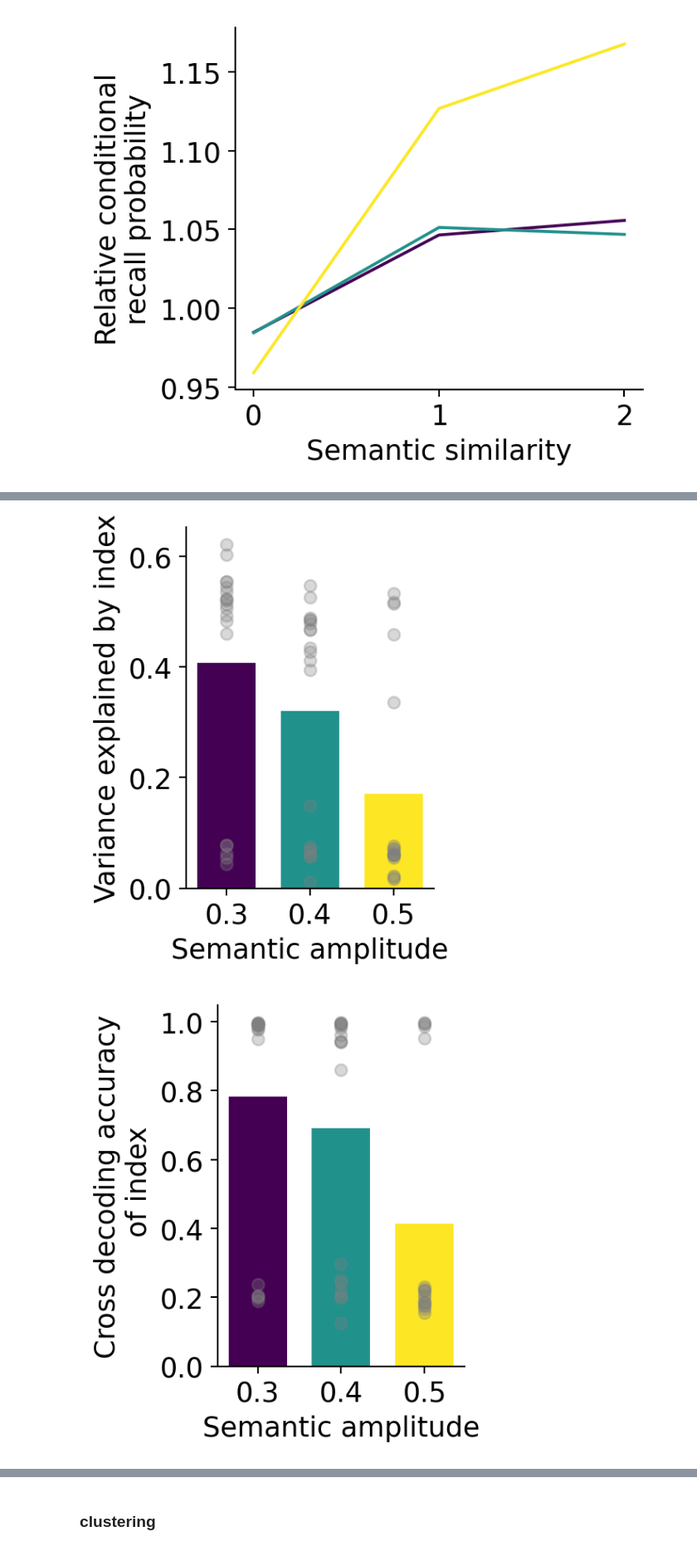
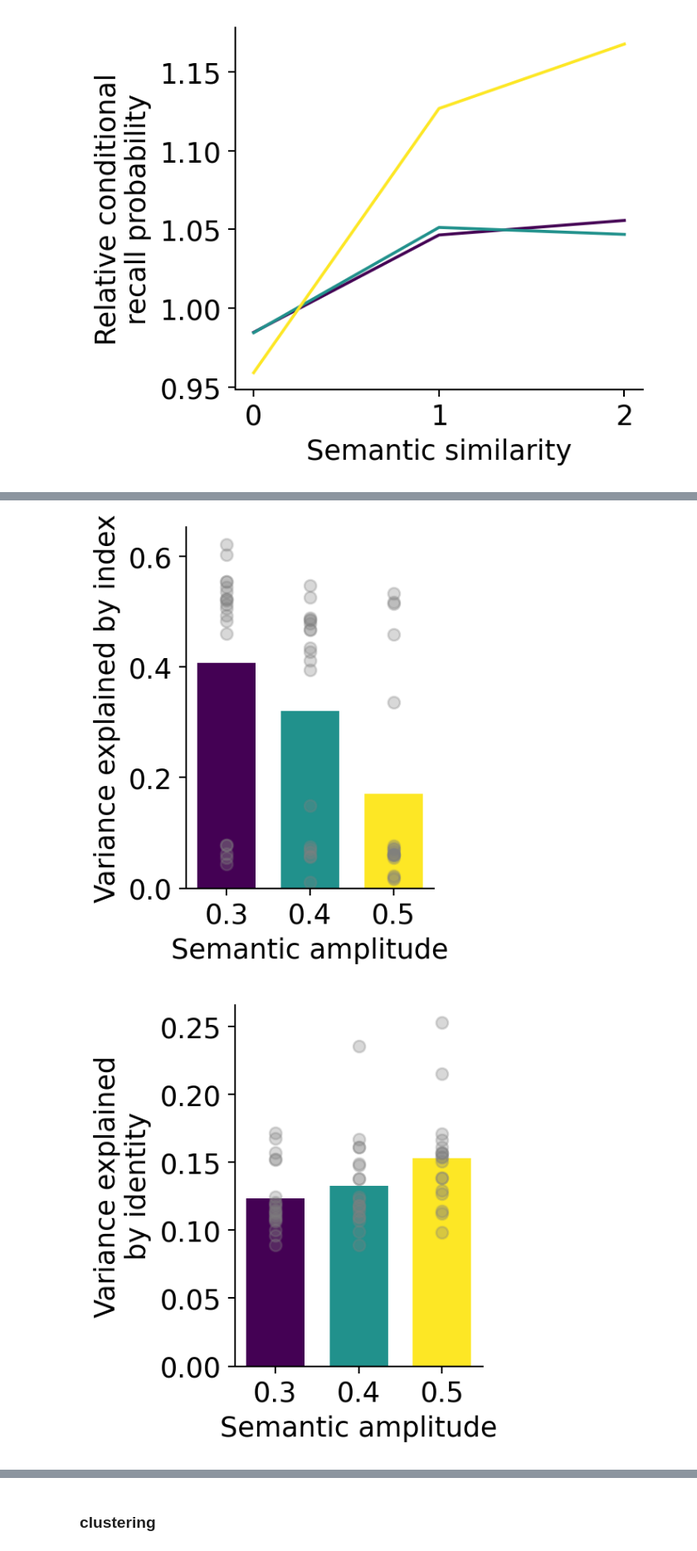
Before and after one commit to Veritaria/rnn-free-recall, a Jupyter notebook: plots_notebooks/analysis_ctx.ipynb, the cells around one changed output, grey strips where cells are left out. Shown at 83% size. Saved outputs shown, nothing was run; the diff lists cells and outputs as text; code cells hidden in the pictures.

```diff
--- a/plots_notebooks/analysis_ctx.ipynb
+++ b/plots_notebooks/analysis_ctx.ipynb
@@ -31,7 +31,7 @@ def load_data(path, training_data_path, model_num, exp, paramters, training_data
 
             data_single_model["accuracy"] = float(row[0])
             data_single_model["forward_asymmetry"] = float(row[1])
-            data_single_model["temporal_factor_old"] = float(row[2])
+            data_single_model["temporal_factor"] = float(row[2])
             data_single_model["temporal_factor"] = float(row[3])
 
             classifier_data = pickle.load(open(path/"ridge_classifier_stat.pkl", "rb"))
@@ -371,7 +374,7 @@ for i in range(20):
 
 data_folder = Path("./experiments/ExtraObs/EnvCxt/figures/ValueMemoryGRU")
 training_curve_folder = Path("./experiments/ExtraObs/EnvCxt/saved_models/ValueMemoryGRU")
-setup_name = "setup_dim41_gamma09_flush09_gaussiannoise0"
+setup_name = "setup_gamma09_flush09_gaussiannoise0"
 parameters = {
     "noise_type": "none",
     "seq_len": seq_len,
@@ -454,7 +459,7 @@ cross_decoding_accuracy_identity_mean_by_noise_type = df_samediff.groupby(["nois
 colors = ["#5CA4A9", "#9BC1BC", "#FF8811", "#F4D06F", "#5AA9E6", "#7FC8F8"]
 
 def plot_mean_scatter_bar(mean, df, df_label, y_label):
-    plt.figure(figsize=(2, 3.3), dpi=180)
+    plt.figure(figsize=(2.2, 3.3), dpi=180)
     plt.bar(np.arange(len(mean)), mean, width=0.7, color=colors)
     plt.scatter(df["mark"], df[df_label], color="gray", alpha=0.3)
     # plt.xticks(np.arange(3), ["baseline", "same", "diff"], fontsize=12, rotation=30)
@@ -848,37 +837,39 @@ forward_asymmetry_std_by_noise_std = df_semantic.groupby("semantic_amp")["forwar
 variance_explained_index_mean_by_noise_std = df_semantic.groupby("semantic_amp")["explained_variance_index"].mean()
 variance_explained_identity_mean_by_noise_std = df_semantic.groupby("semantic_amp")["explained_variance_identity"].mean()
 
 cross_decoding_accuracy_index_mean_by_noise_std = df_semantic.groupby("semantic_amp")["cross_decoding_accuracy_index"].mean()
 cross_decoding_accuracy_identity_mean_by_noise_std = df_semantic.groupby("semantic_amp")["cross_decoding_accuracy_identity"].mean()
 
 
 # viridis = plt.get_cmap('viridis', lut=len(noise_stds))
 # colors = [viridis(i) for i in range(len(noise_stds))]
 df_semantic["mark"] = df_semantic["semantic_amp"].map(lambda x: semantic_amp.index(x)+1)
 
-def plot_mean_scatter_bar(mean, df, df_label, noise_stds, y_label, x_ticks=None):
+def plot_mean_scatter_bar(mean, df, df_label, y_label, x_ticks=None):
     plt.figure(figsize=(2.25, 3.3), dpi=180)
     plt.bar(np.arange(1, len(mean)+1), mean, width=0.7, color=colors)
     plt.scatter(df["mark"], df[df_label], color="gray", alpha=0.3)
     plt.xlabel("Semantic amplitude")
     plt.xticks(np.arange(1, len(mean)+1), semantic_amp)
     # if x_ticks is not None:
     #     plt.xticks(np.arange(0, len(mean)), x_ticks, rotation=45, fontsize=12)
     plt.ylabel(y_label)
     ax = plt.gca()
     ax.spines['top'].set_visible(False)
     ax.spines['right'].set_visible(False)
     plt.show()
 
 xticks = ["Amplitude 0.2, Discount 1", "Amplitude 0.5, Discount 1", "Amplitude 0.2, Discount 0", "Amplitude 0.5, Discount 0"]
-plot_mean_scatter_bar(accuracy_mean_by_noise_std, df_semantic, "accuracy", noise_stds, "Task accuracy", xticks)
-plot_mean_scatter_bar(temporal_factor_mean_by_noise_std, df_semantic, "temporal_factor", noise_stds, "Temporal organization score", xticks)
-plot_mean_scatter_bar(forward_asymmetry_mean_by_noise_std, df_semantic, "forward_asymmetry", noise_stds, "Forward asymmetry", xticks)
-plot_mean_scatter_bar(variance_explained_index_mean_by_noise_std, df_semantic, "explained_variance_index", noise_stds, "Variance explained by index", xticks)
-plot_mean_scatter_bar(cross_decoding_accuracy_index_mean_by_noise_std, df_semantic, "cross_decoding_accuracy_index", noise_stds, "Cross decoding accuracy\n of index", xticks)
+plot_mean_scatter_bar(accuracy_mean_by_noise_std, df_semantic, "accuracy", "Task accuracy", xticks)
+plot_mean_scatter_bar(temporal_factor_mean_by_noise_std, df_semantic, "temporal_factor", "Temporal organization score", xticks)
+plot_mean_scatter_bar(forward_asymmetry_mean_by_noise_std, df_semantic, "forward_asymmetry", "Forward asymmetry", xticks)
+plot_mean_scatter_bar(variance_explained_index_mean_by_noise_std, df_semantic, "explained_variance_index", "Variance explained by index", xticks)
+plot_mean_scatter_bar(variance_explained_identity_mean_by_noise_std, df_semantic, "explained_variance_identity", "Variance explained\nby identity", xticks)
+plot_mean_scatter_bar(cross_decoding_accuracy_index_mean_by_noise_std, df_semantic, "cross_decoding_accuracy_index", "Cross decoding accuracy\n of index", xticks)
+plot_mean_scatter_bar(cross_decoding_accuracy_identity_mean_by_noise_std, df_semantic, "cross_decoding_accuracy_identity", "Cross decoding accuracy\n of identity", xticks)
 # %% [output]
 [figure]
 [figure]
 [figure]
 [figure]
-[figure, old version]
+[figure, new version]
```
Also changed, not shown: parts of 12 cells of this notebook, 12 other files.
